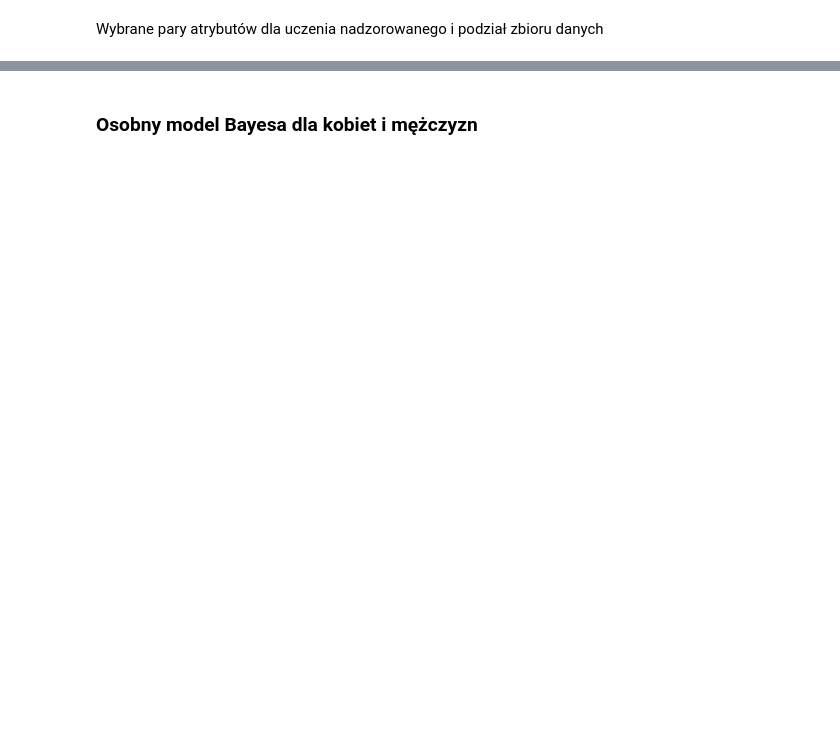
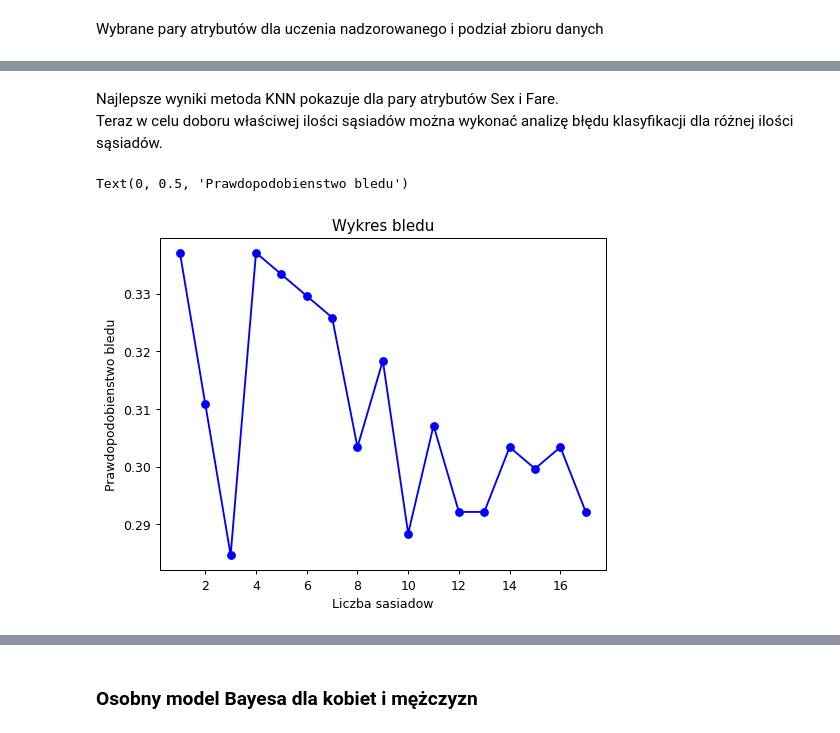
Before and after one commit to nataliabpw/titanic, a Jupyter notebook: project.ipynb, the cells around one changed output, grey strips where cells are left out. Cells and saved outputs as stored; diff of their text form; code cells hidden in the pictures; blank space fills up the shorter version.

```diff
--- a/project.ipynb
+++ b/project.ipynb
@@ -400,0 +408,20 @@ macierz pomyłek - zbiór testowy, dokładność: 0.7902621722846442
+# %% [markdown]
+Najlepsze wyniki metoda KNN pokazuje dla pary atrybutów Sex i Fare.
+Teraz w celu doboru właściwej ilości sąsiadów można wykonać analizę błędu klasyfikacji dla różnej ilości sąsiadów.
+# %%
+
+kvals = range(1,18)
+rss_all = np.zeros(17)
+for k in kvals:
+    model = KNeighborsClassifier(n_neighbors=k)
+    model.fit(dane_podzielone['opis_ucz'],dane_podzielone['dec_ucz'])
+    predictions = model.predict(dane_podzielone['opis_test'])
+    rss_all[k-1] = 1-model.score(dane_podzielone['opis_test'],dane_podzielone['dec_test'])
+plt.figure(dpi=90)
+plt.plot(kvals, rss_all,'bo-')
+plt.title('Wykres bledu')
+plt.xlabel('Liczba sasiadow')
+plt.ylabel('Prawdopodobienstwo bledu')
+# %% [output]
+Text(0, 0.5, 'Prawdopodobienstwo bledu')
+[figure, added]
```
Also changed, not shown: parts of 23 cells of this notebook.
